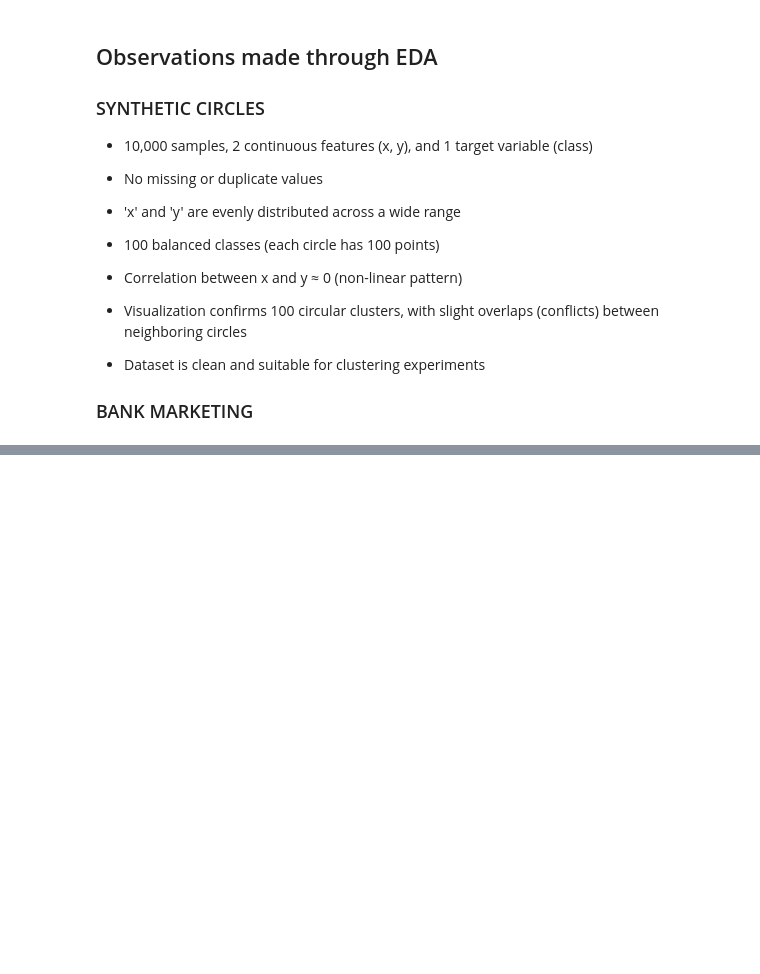
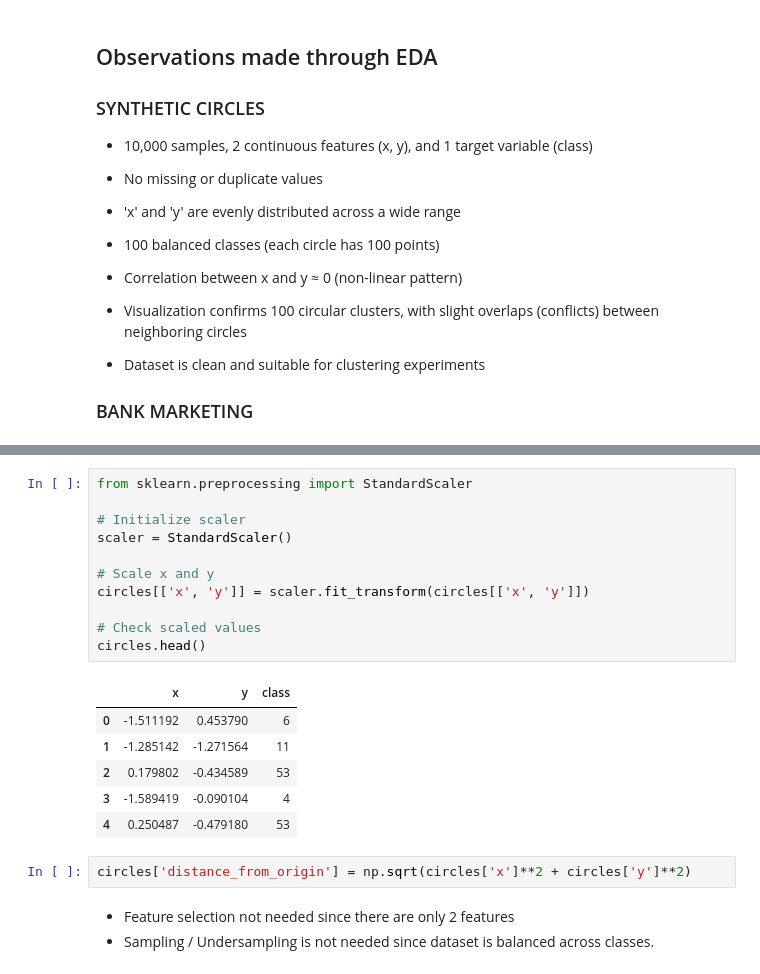
Before and after one commit to neha-palak/IML_A2, a Jupyter notebook: assignment2.ipynb, the cells around one changed output, grey strips where cells are left out. Drawn from its saved outputs; the diff is of its cells as text; blank space fills up the shorter version.

```diff
--- a/assignment2.ipynb
+++ b/assignment2.ipynb
@@ -185,0 +237,23 @@ Extreme y values: -4.99986 to 185.0
+# %%
+from sklearn.preprocessing import StandardScaler
+
+# Initialize scaler
+scaler = StandardScaler()
+
+# Scale x and y
+circles[['x', 'y']] = scaler.fit_transform(circles[['x', 'y']])
+
+# Check scaled values
+circles.head()
+# %% [output]
+|  | x | y | class |
+| 0 | -1.511192 | 0.453790 | 6 |
+| 1 | -1.285142 | -1.271564 | 11 |
+| 2 | 0.179802 | -0.434589 | 53 |
+| 3 | -1.589419 | -0.090104 | 4 |
+| 4 | 0.250487 | -0.479180 | 53 |
+# %%
+circles['distance_from_origin'] = np.sqrt(circles['x']**2 + circles['y']**2)
+# %% [markdown]
+* Feature selection not needed since there are only 2 features
+* Sampling / Undersampling is not needed since dataset is balanced across classes.
```
Also changed, not shown: parts of 8 cells of this notebook.
